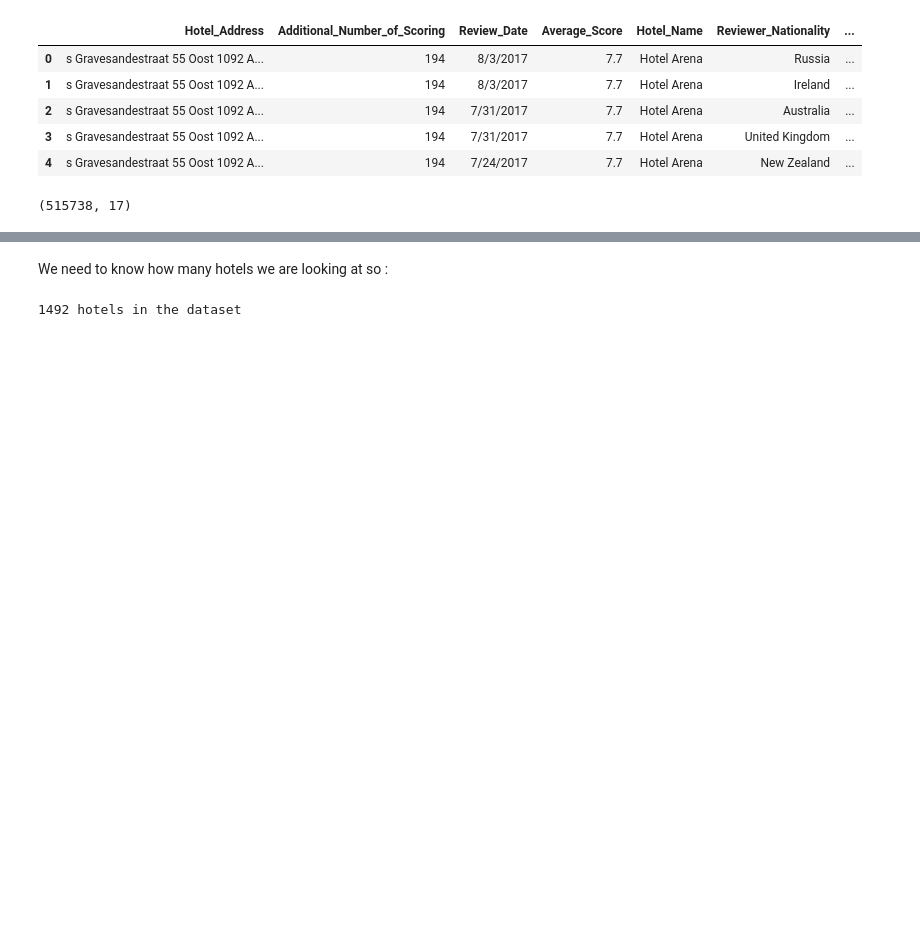
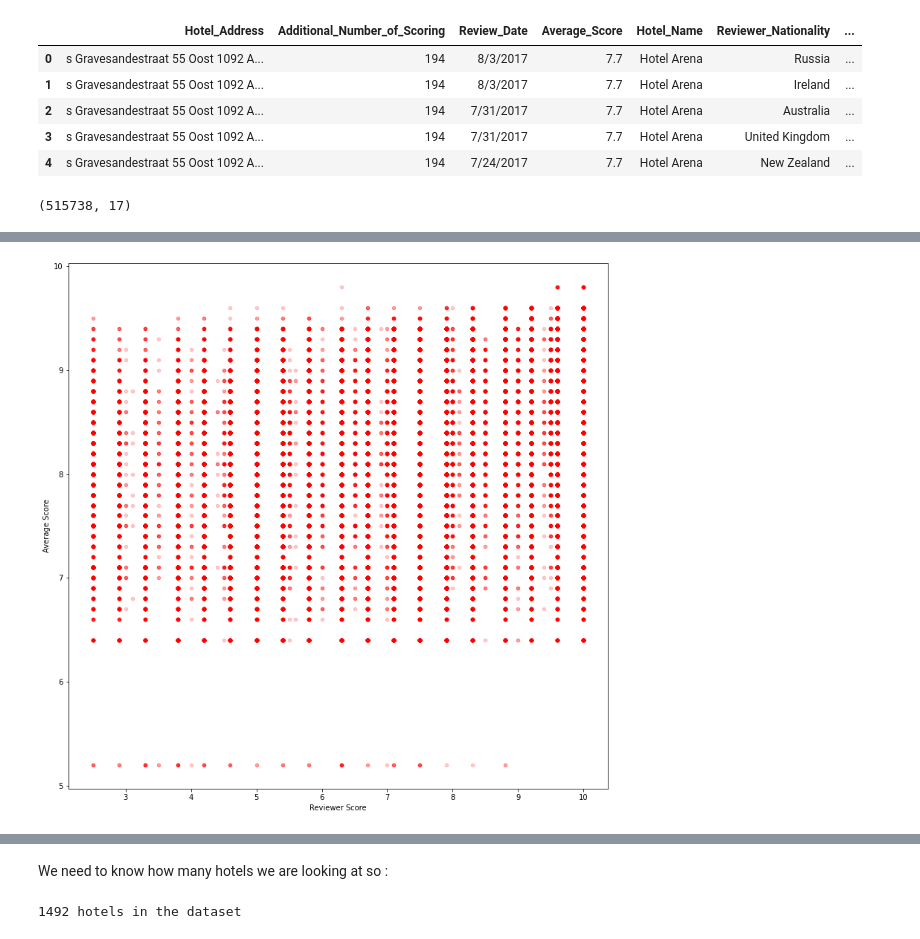
Before and after one commit to ArvindRajen/Conceptual_Analysis, a Jupyter notebook: Hotel_Reviews_EDA.ipynb, the cells around one changed output, grey strips where cells are left out. Cells and saved outputs as stored; diff of their text form; code cells hidden in the pictures; blank space fills up the shorter version.

```diff
--- a/Hotel_Reviews_EDA.ipynb
+++ b/Hotel_Reviews_EDA.ipynb
@@ -28,0 +37,7 @@ df.shape
+# %%
+df.plot(kind='scatter',x='Reviewer_Score',y='Average_Score',alpha=0.2,color='red',figsize=(13,13))
+plt.xlabel('Reviewer Score')
+plt.ylabel('Average Score')
+plt.show()
+# %% [output]
+[figure, added]
```
Also changed, not shown: parts of 4 cells of this notebook.
